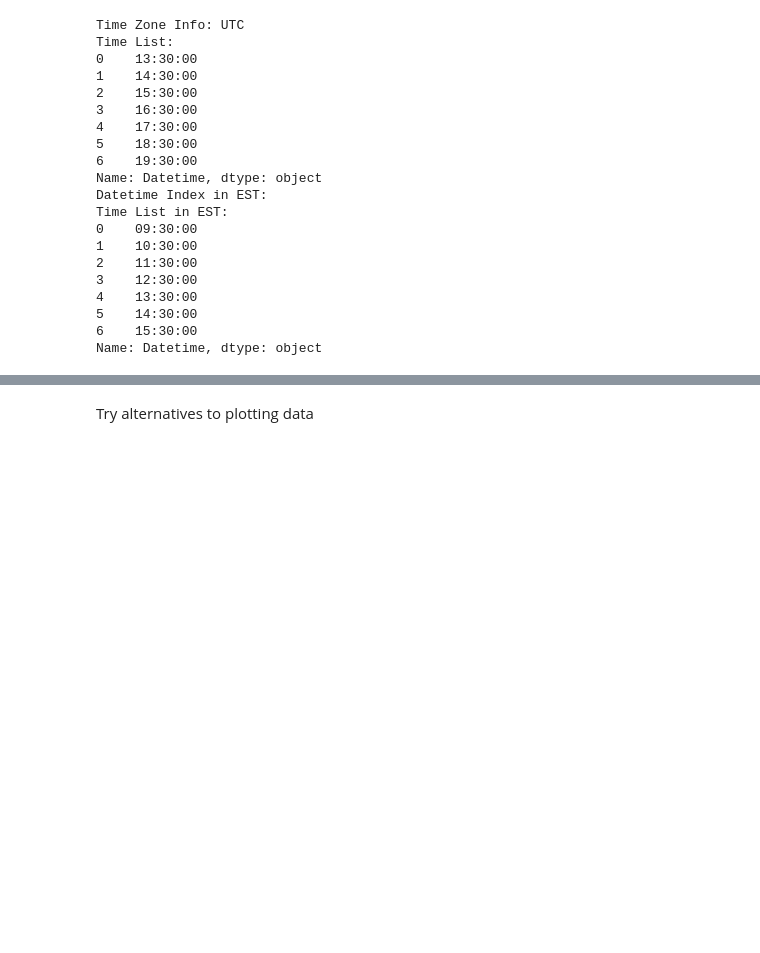
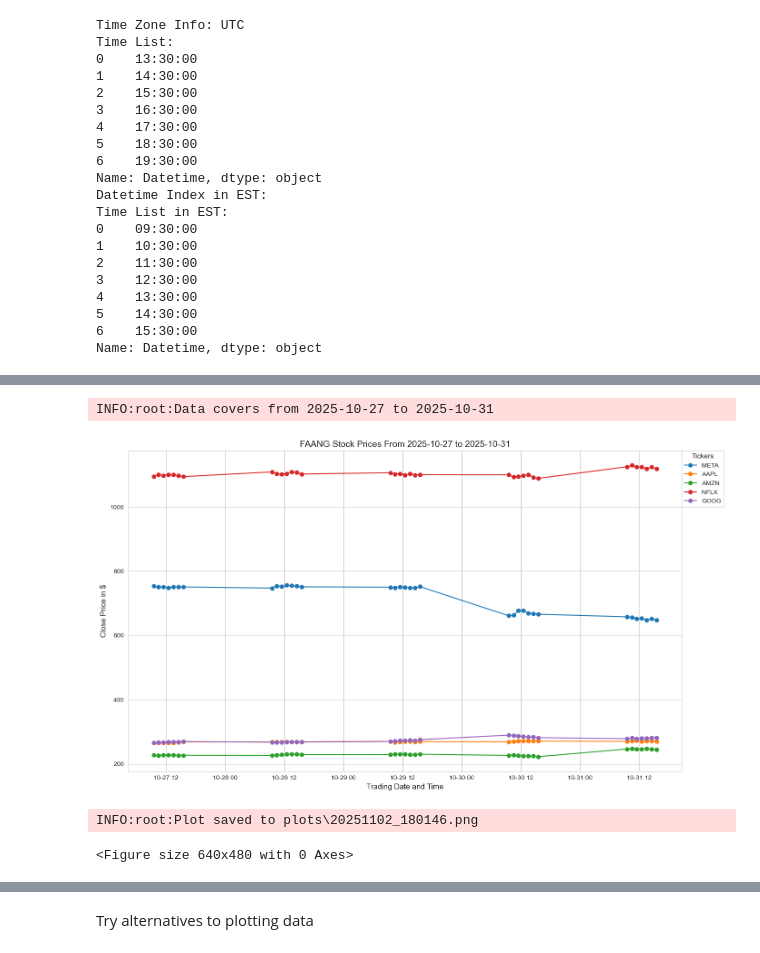
Before and after one commit to clydewatts1/PFDA_computer_architecture, a Jupyter notebook: problems.ipynb, the cells around one changed output, grey strips where cells are left out. Cells and saved outputs as stored; diff of their text form; code cells hidden in the pictures; blank space fills up the shorter version.

```diff
--- a/problems.ipynb
+++ b/problems.ipynb
@@ -428,26 +472,46 @@ Name: Datetime, dtype: datetime64[ns, UTC]
 # %%
-def plot_data(df, png_file_path):
+def plot_data(df_raw, png_file_path):
     """plot_data
 
     Args:
         df (pd.DataFrame): The data as a pandas DataFrame.
         png_file_path (str): The path to save the plot image.
 
     Returns:
         None
     """
+    # copy dataframe to avoid modifying original
+    df = df_raw.copy()
+    df['Datetime_EST'] = df.index.tz_convert('US/Eastern')
+    df['Date'] = df['Datetime_EST'].dt.date
+    start_date = df['Date'].min()
+    end_date = df['Date'].max()
+    fig, ax = plt.subplots()
+    logging.info(f"Data covers from {start_date} to {end_date}")
+    # Define tickers globally or pass as parameter
     if df is None or png_file_path is None:
         logging.error("DataFrame or PNG file path is None.")
         return
-    plt.figure(figsize=(14, 8))
+    #print(date_list)
+    fig.set_size_inches(14, 8)
     for ticker in tickers:
-        plt.plot(df.index, df[(ticker, 'Close')], label=ticker)
-    plt.xlabel('Date')
-    plt.ylabel('Close Price')
-    plt.title('Stock Prices Over Time')
-    plt.legend()
+        ax.plot(df['Datetime_EST'], df[(ticker, 'Close')], label=ticker, linestyle='-', marker='o')
+    ax.set_xlabel(' Trading Date and Time ', fontsize=12)
+    ax.set_ylabel('Close Price in $', fontsize=12)
+    ax.set_title(f'FAANG Stock Prices From {start_date} to {end_date}', fontsize=14)
+    leg = ax.legend(loc='upper left', fontsize=10, bbox_to_anchor=(1, 1), borderaxespad=0.)
+    leg.get_title().set_fontsize(11)
+    leg.set_title('Tickers')
+    plt.tight_layout()
+    plt.show()
     plt.savefig(png_file_path)
     logging.info(f"Plot saved to {png_file_path}")
+plot_data(df, png_file_path)
+# %% [output]
+INFO:root:Data covers from 2025-10-27 to 2025-10-31
+[figure, added]
+INFO:root:Plot saved to plots\20251102_180146.png
+<Figure size 640x480 with 0 Axes>
 # %%
 plot_data(df, png_file_path)
 #------------------------------------------------------------------------------
```
Also changed, not shown: parts of 22 cells of this notebook, 36 other files.
